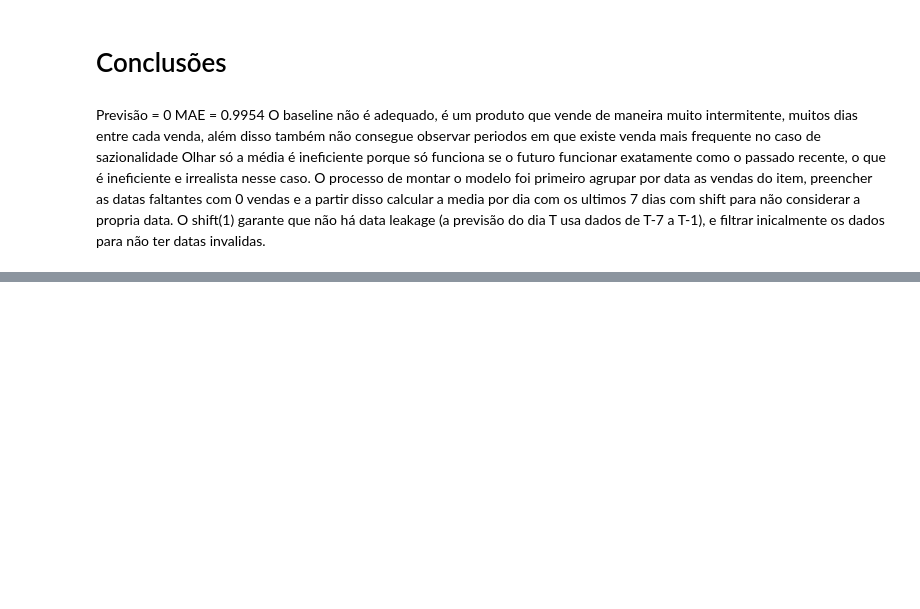
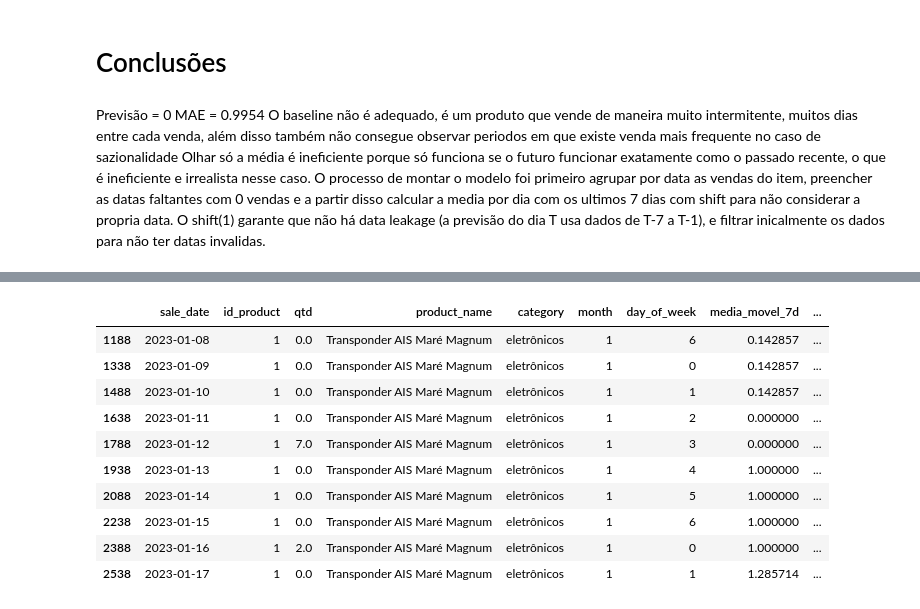
Before and after one commit to Ordep1234555/2026_desafio_lighthouse, a Jupyter notebook: Perguntas/Pergunta 7/predict_sales.ipynb, the cells around one changed output, grey strips where cells are left out. Saved outputs shown, nothing was run; the diff lists cells and outputs as text; code cells hidden in the pictures; blank space fills up the shorter version.

```diff
--- a/Perguntas/Pergunta 7/predict_sales.ipynb
+++ b/Perguntas/Pergunta 7/predict_sales.ipynb
@@ -149,0 +176,7 @@ O shift(1) garante que não há data leakage (a previsão do dia T usa dados de
+# %%
+vendas_agrupadas = df_vendas.groupby(['sale_date', 'id_product'])['qtd'].sum().reset_index()
+
+datas_completas = pd.date_range(start='2023-01-01', end='2024-12-31')
+produtos_unicos = df_vendas['id_product'].unique()
+
+vendas_agrupadas.head()
@@ -149,0 +190,29 @@ O shift(1) garante que não há data leakage (a previsão do dia T usa dados de
+# %%
+grid = pd.DataFrame(list(product(datas_completas, produtos_unicos)), columns=['sale_date', 'id_product'])
+
+df_model = pd.merge(grid, vendas_agrupadas, on=['sale_date', 'id_product'], how='left')
+df_model['qtd'] = df_model['qtd'].fillna(0)
+df_model = pd.merge(df_model, df_produtos, on='id_product', how='left')
+df_model['month'] = df_model['sale_date'].dt.month
+df_model['day_of_week'] = df_model['sale_date'].dt.dayofweek
+df_model.sort_values(['id_product', 'sale_date'], inplace=True)
+df_model['media_movel_7d'] = df_model.groupby('id_product')['qtd'].transform(
+    lambda x: x.rolling(window=7).mean().shift(1)
+)
+df_model['soma_movel_7d'] = df_model.groupby('id_product')['qtd'].transform(
+    lambda x: x.rolling(window=7).sum().shift(1)
+)
+df_model.dropna(subset=['media_movel_7d'], inplace=True)
+df_model.head(10)
+# %% [output]
+|  | sale_date | id_product | qtd | product_name | category | month | day_of_week | media_movel_7d | ... |
+| 1188 | 2023-01-08 | 1 | 0.0 | Transponder AIS Maré Magnum | eletrônicos | 1 | 6 | 0.142857 | ... |
+| 1338 | 2023-01-09 | 1 | 0.0 | Transponder AIS Maré Magnum | eletrônicos | 1 | 0 | 0.142857 | ... |
+| 1488 | 2023-01-10 | 1 | 0.0 | Transponder AIS Maré Magnum | eletrônicos | 1 | 1 | 0.142857 | ... |
+| 1638 | 2023-01-11 | 1 | 0.0 | Transponder AIS Maré Magnum | eletrônicos | 1 | 2 | 0.000000 | ... |
+| 1788 | 2023-01-12 | 1 | 7.0 | Transponder AIS Maré Magnum | eletrônicos | 1 | 3 | 0.000000 | ... |
+| 1938 | 2023-01-13 | 1 | 0.0 | Transponder AIS Maré Magnum | eletrônicos | 1 | 4 | 1.000000 | ... |
+| 2088 | 2023-01-14 | 1 | 0.0 | Transponder AIS Maré Magnum | eletrônicos | 1 | 5 | 1.000000 | ... |
+| 2238 | 2023-01-15 | 1 | 0.0 | Transponder AIS Maré Magnum | eletrônicos | 1 | 6 | 1.000000 | ... |
+| 2388 | 2023-01-16 | 1 | 2.0 | Transponder AIS Maré Magnum | eletrônicos | 1 | 0 | 1.000000 | ... |
+| 2538 | 2023-01-17 | 1 | 0.0 | Transponder AIS Maré Magnum | eletrônicos | 1 | 1 | 1.285714 | ... |
```
Also changed, not shown: parts of 18 cells of this notebook, 20 other files.
